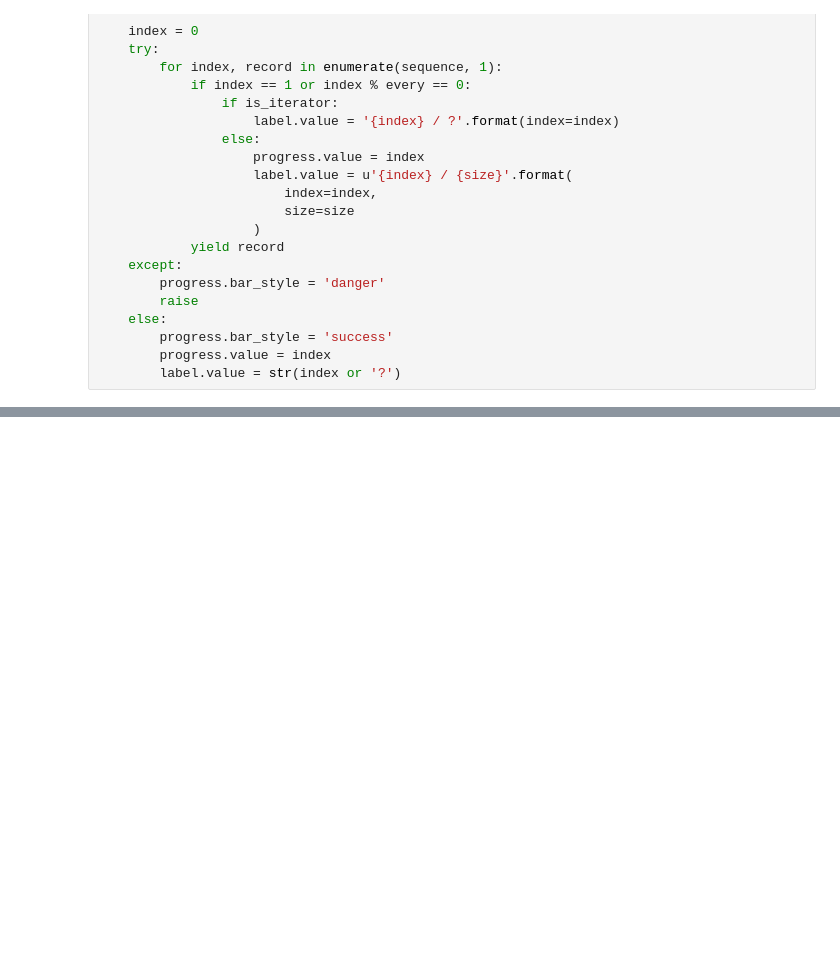
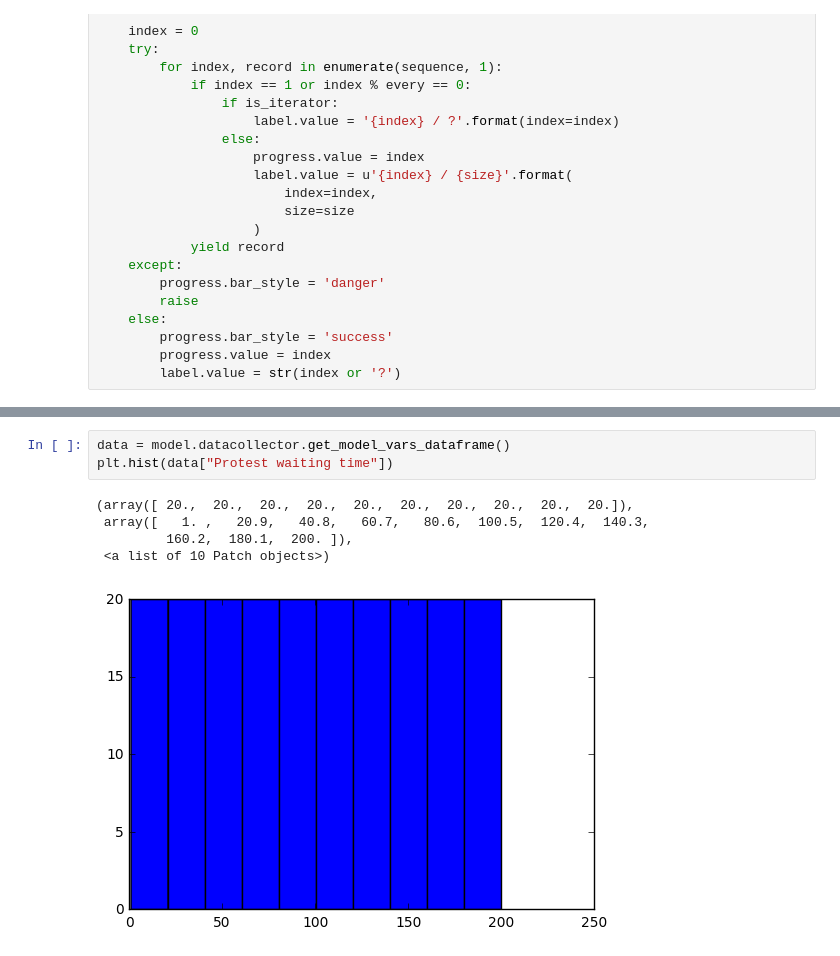
Before and after one commit to JoshBroomberg/uct_abm, a Jupyter notebook: abm/UCT Analysis.ipynb, the cells around one changed output, grey strips where cells are left out. Cells and saved outputs as stored; diff of their text form; blank space fills up the shorter version.

```diff
--- a/abm/UCT Analysis.ipynb
+++ b/abm/UCT Analysis.ipynb
@@ -71,0 +78,9 @@ model init
+# %%
+data = model.datacollector.get_model_vars_dataframe()
+plt.hist(data["Protest waiting time"])
+# %% [output]
+(array([ 20.,  20.,  20.,  20.,  20.,  20.,  20.,  20.,  20.,  20.]),
+ array([   1. ,   20.9,   40.8,   60.7,   80.6,  100.5,  120.4,  140.3,
+         160.2,  180.1,  200. ]),
+ <a list of 10 Patch objects>)
+[figure, added]
```
Also changed, not shown: parts of 2 cells of this notebook, 5 other files.
